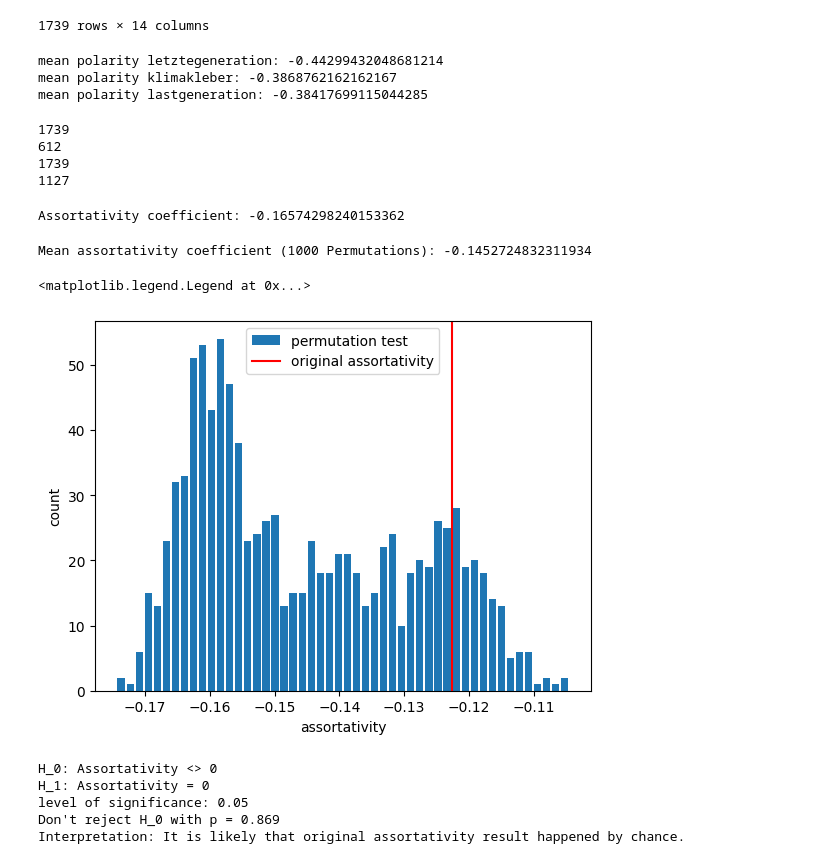
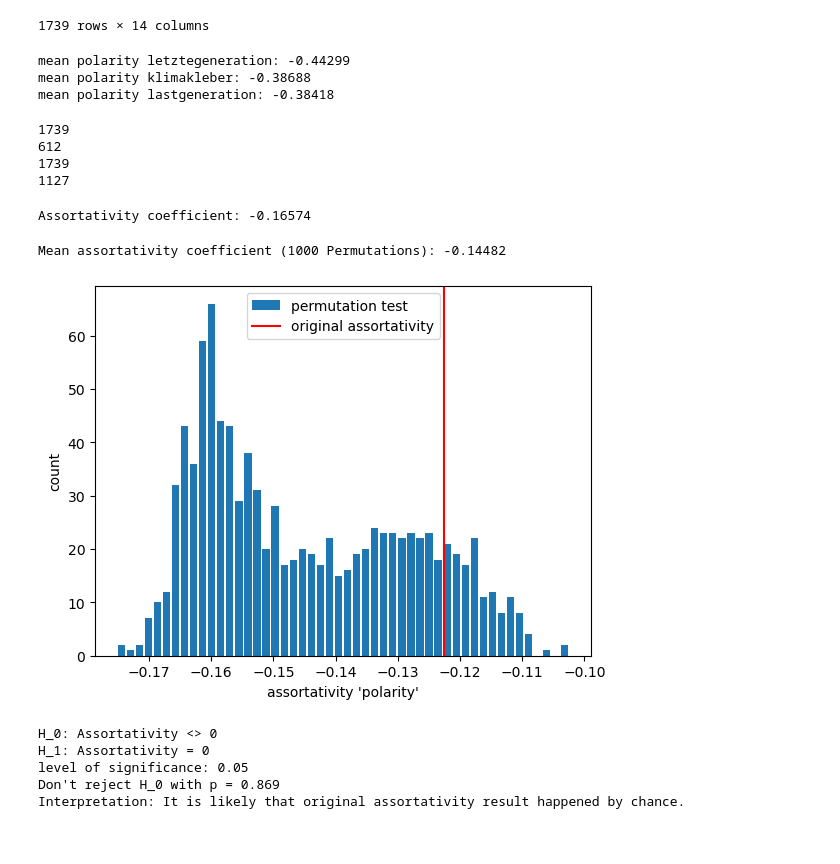
Before and after one commit to annacaterina-amann/twitter-analysis-fcss, a Jupyter notebook: FCSS Notebook.ipynb, the cells around one changed output. Cells and saved outputs as stored; diff of their text form; code cells hidden in the pictures.

```diff
--- a/FCSS Notebook.ipynb
+++ b/FCSS Notebook.ipynb
@@ -38,8 +34,8 @@ You should consider upgrading via the '/root/venv/bin/python -m pip install --up
 # %% [markdown]
 ## Dataframe creation and data cleaning
 # %%
-# loading the csv into a dataframe
-df = pd.read_csv('/work/sentiment.csv')
+# loading the csv into a dataframe (load sentiment.csv into same directory as notebook or change working directory manually to ensure functionality!)
+df = pd.read_csv(r'C:\Users\beenz\JupyterLab\FCSS\sentiment.csv')
 df.head()
 # %% [output]
 |  | Unnamed: 0 | Date | ID | url | username | source | location | tweet | num of likes | ... |
@@ -608,11 +672,11 @@ df_sentiment['hashtag'] = df_sentiment['hashtag'].str.lower()
 polarization = df_sentiment.groupby('hashtag')['polarity'].mean()
 
 # print mean polarity for our three hashtags
-print(f"mean polarity letztegeneration: {polarization['letztegeneration']}\nmean polarity klimakleber: {polarization['klimakleber']}\nmean polarity lastgeneration: {polarization['lastgeneration']}")
+print(f"mean polarity letztegeneration: {round(polarization['letztegeneration'], 5)}\nmean polarity klimakleber: {round(polarization['klimakleber'], 5)}\nmean polarity lastgeneration: {round(polarization['lastgeneration'], 5)}")
 # %% [output]
-mean polarity letztegeneration: -0.44299432048681214
-mean polarity klimakleber: -0.3868762162162167
-mean polarity lastgeneration: -0.38417699115044285
+mean polarity letztegeneration: -0.44299
+mean polarity klimakleber: -0.38688
+mean polarity lastgeneration: -0.38418
 # %%
 print(len(df_cleaned))
 print(len(df_cleaned.loc[df_cleaned['polarity_scores']=={'neg': 0.0, 'neu': 1.0, 'pos': 0.0, 'compound': 0.0}]))
@@ -647,15 +711,12 @@ for _, row in df_validSentiments.iterrows():
 assortativity_org_2 = nx.attribute_assortativity_coefficient(G_2, 'polarity')
 
 # print result
-print("Assortativity coefficient:", assortativity_org_2)
+print("Assortativity coefficient:", round(assortativity_org_2, 5))
 # %% [output]
-Assortativity coefficient: -0.16574298240153362
+Assortativity coefficient: -0.16574
 # %%
 # Assortativity testing + permutation tests for column sentiments instead of hashtags
 # we expect no assortativity -> assortativity = 0
-
-# set seed for replication
-np.random.seed(12345)
 
 # set number of permutations to 1000
 b = 1000
@@ -671,19 +732,20 @@ for i in range(b):
 
 perm_assortativities = np.array(perm_assortativities)
 
-print("Mean assortativity coefficient (1000 Permutations):", perm_assortativities.mean())
+print("Mean assortativity coefficient (1000 Permutations):", round(perm_assortativities.mean(), 5))
 # %% [output]
-Mean assortativity coefficient (1000 Permutations): -0.1452724832311934
+Mean assortativity coefficient (1000 Permutations): -0.14482
 # %%
 fig, ax = plt.subplots()
 ax.hist(perm_assortativities, bins=50, rwidth=0.8, label="permutation test")
 ax.axvline(assortativity_org, color="red", label="original assortativity")
 ax.set_ylabel("count")
-ax.set_xlabel("assortativity")
+ax.set_xlabel("assortativity 'polarity'")
 ax.legend(loc=9)
+
+fig.savefig('fig4.png')
 # %% [output]
-<matplotlib.legend.Legend at 0x...>
-[figure, old version]
+[figure, new version]
 # %%
 # calculate p-value for H_0: Assortativity <> 0 and H_1: Assortativity = 0 and alpha == 0.05
 
```
Also changed, not shown: parts of 27 cells of this notebook.
